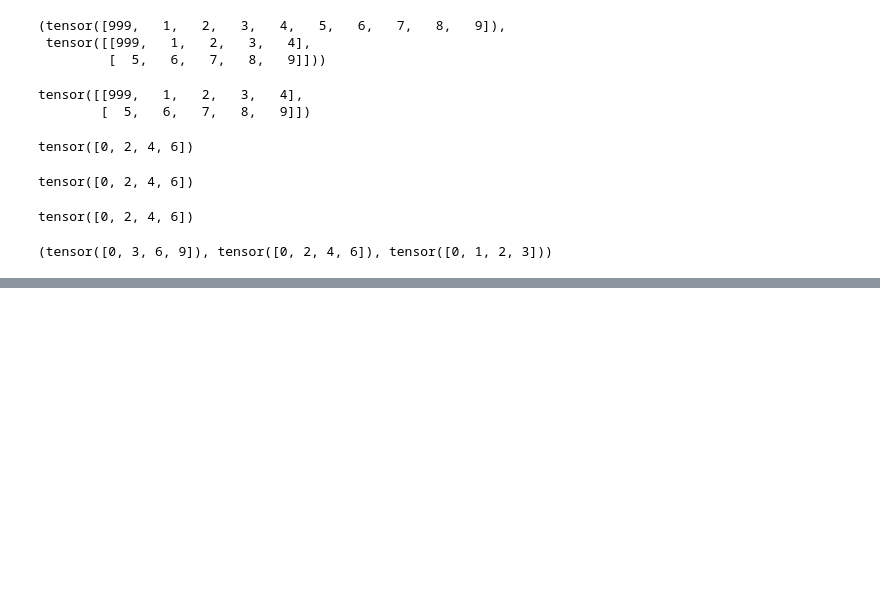
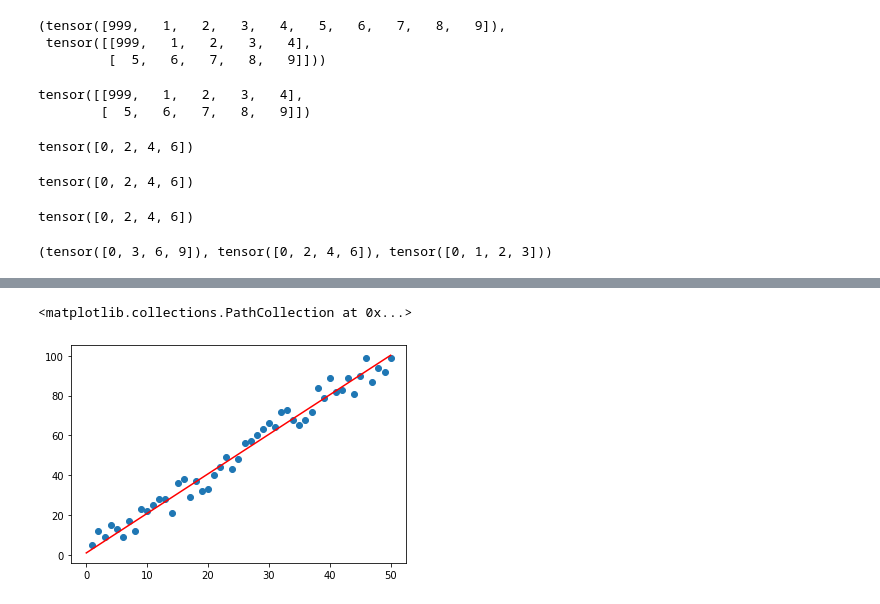
Before and after one commit to kvs-1998/PythonForDSandML, a Jupyter notebook: pytorch_ds.ipynb, the cells around one changed output, grey strips where cells are left out. Saved outputs shown, nothing was run; the diff lists cells and outputs as text; code cells hidden in the pictures; blank space fills up the shorter version.

```diff
--- a/pytorch_ds.ipynb
+++ b/pytorch_ds.ipynb
@@ -197,0 +497,5 @@ a.add(b),a ,b
+# %%
+x = np.linspace(0.0, 50.0, 50)
+current_weight = model.linear.weight.item()
+current_bias = model.linear.bias.item()
+predicted_y = current_weight * x + current_bias
@@ -197,0 +518,6 @@ a.add(b),a ,b
+# %%
+plt.plot(x, predicted_y, 'r')
+plt.scatter(X.numpy(), y.numpy() )
+# %% [output]
+<matplotlib.collections.PathCollection at 0x...>
+[figure, added]
```
Also changed, not shown: parts of 52 cells of this notebook.
